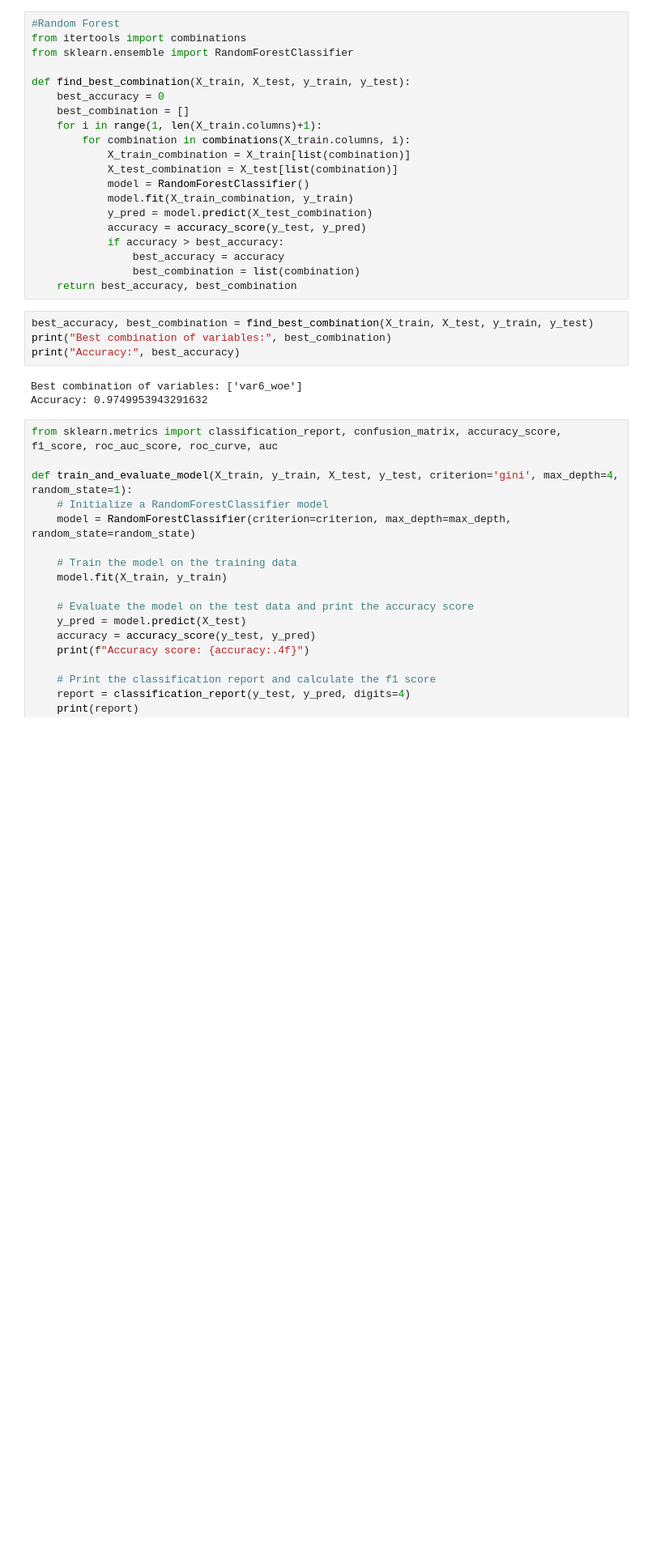
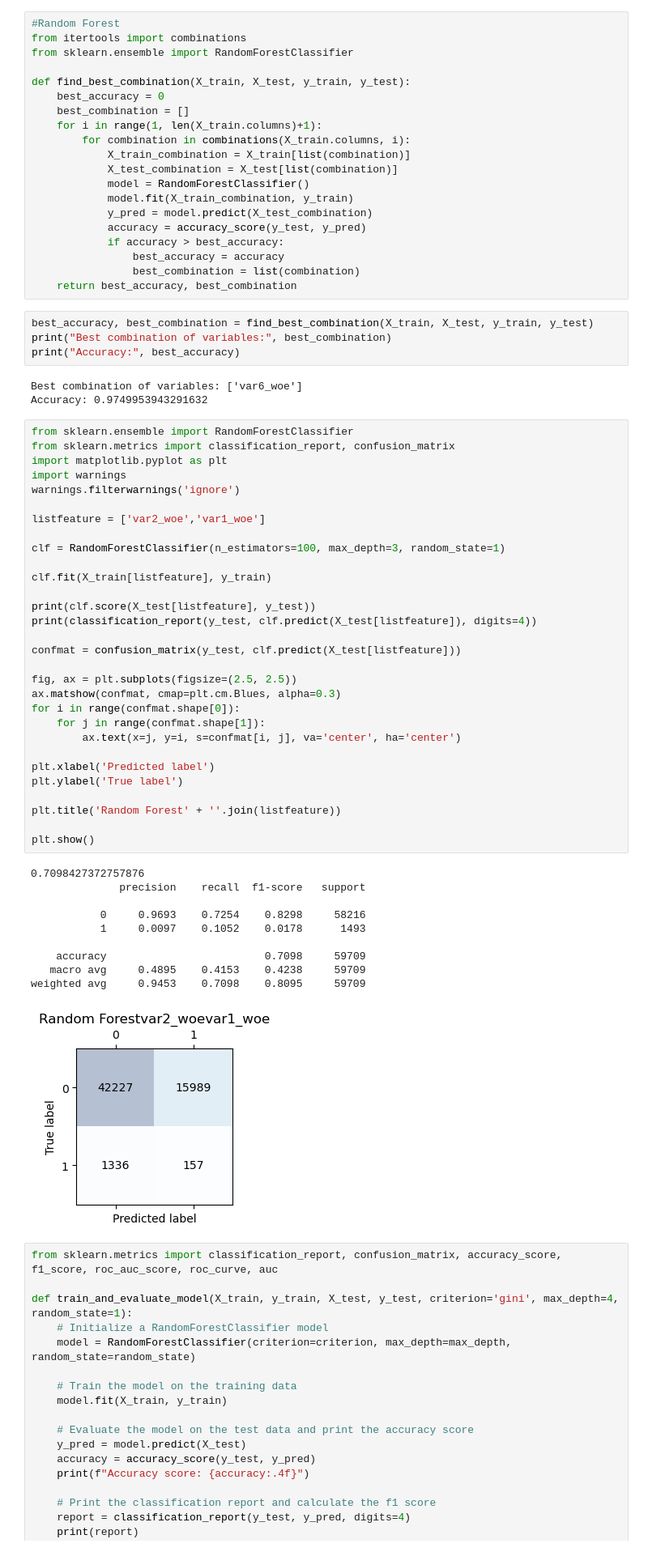
Before and after one commit to martinbandung/2023_MLF_Project, a Jupyter notebook: CS-1st trial.ipynb, the cells around one changed output. Shown at 81% size. Saved outputs shown, nothing was run; the diff lists cells and outputs as text; blank space fills up the shorter version.

```diff
--- a/CS-1st trial.ipynb
+++ b/CS-1st trial.ipynb
@@ -615,6 +628,47 @@ print("Accuracy:", best_accuracy)
 # %% [output]
 Best combination of variables: ['var6_woe']
 Accuracy: 0.9749953943291632
+# %%
+from sklearn.ensemble import RandomForestClassifier
+from sklearn.metrics import classification_report, confusion_matrix
+import matplotlib.pyplot as plt
+import warnings
+warnings.filterwarnings('ignore')
+
+listfeature = ['var2_woe','var1_woe']
+
+clf = RandomForestClassifier(n_estimators=100, max_depth=3, random_state=1)
+
+clf.fit(X_train[listfeature], y_train)
+
+print(clf.score(X_test[listfeature], y_test))
+print(classification_report(y_test, clf.predict(X_test[listfeature]), digits=4))
+
+confmat = confusion_matrix(y_test, clf.predict(X_test[listfeature]))
+
+fig, ax = plt.subplots(figsize=(2.5, 2.5))
+ax.matshow(confmat, cmap=plt.cm.Blues, alpha=0.3)
+for i in range(confmat.shape[0]):
+    for j in range(confmat.shape[1]):
+        ax.text(x=j, y=i, s=confmat[i, j], va='center', ha='center')
+
+plt.xlabel('Predicted label')
+plt.ylabel('True label')
+
+plt.title('Random Forest' + ''.join(listfeature))
+
+plt.show()
+# %% [output]
+0.7098427372757876
+              precision    recall  f1-score   support
+
+           0     0.9693    0.7254    0.8298     58216
+           1     0.0097    0.1052    0.0178      1493
+
+    accuracy                         0.7098     59709
+   macro avg     0.4895    0.4153    0.4238     59709
+weighted avg     0.9453    0.7098    0.8095     59709
+[figure, added]
 # %%
 from sklearn.metrics import classification_report, confusion_matrix, accuracy_score, f1_score, roc_auc_score, roc_curve, auc
 
```
Also changed, not shown: parts of 2 cells of this notebook.
